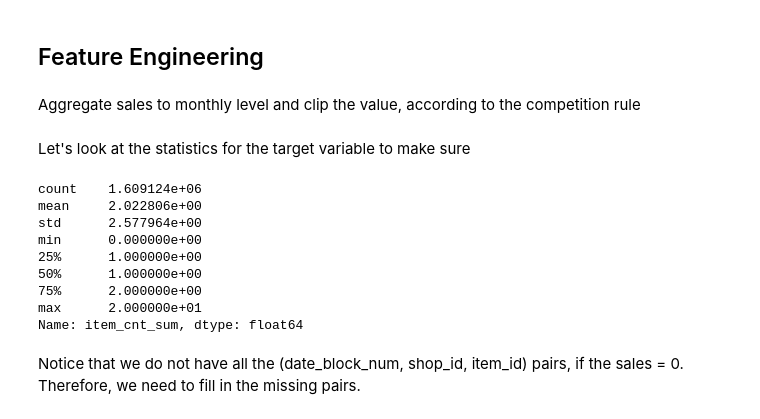
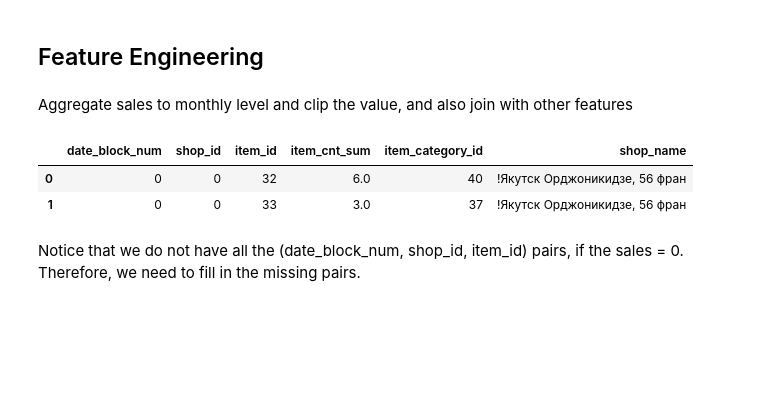
Before and after one commit to Qile-Paul-Chen/Kaggle-Predict-Future-Sales, a Jupyter notebook: Model_Training.ipynb, the cells around one changed output. Drawn from its saved outputs; the diff is of its cells as text; code cells hidden in the pictures; blank space fills up the shorter version.

Commit message:
Update model training for a third submission
- Update model training to include more features
- Fix a few bugs and optimize the preprocessing pipeline

```diff
--- a/Model_Training.ipynb
+++ b/Model_Training.ipynb
@@ -35,4 +35,4 @@ To retain the current behavior and silence the warning, pass sort=False
 # %% [markdown]
 ## Feature Engineering
 # %% [markdown]
-Aggregate sales to monthly level and clip the value, according to the competition rule
+Aggregate sales to monthly level and clip the value, and also join with other features
@@ -46,17 +39,20 @@ train['item_cnt_sum'] = np.clip(train['item_cnt_sum'], 0, 20)
-# %% [markdown]
-Let's look at the statistics for the target variable to make sure
-# %%
-train['item_cnt_sum'].describe()
-# %% [output]
-count    1.609124e+06
-mean     2.022806e+00
-std      2.577964e+00
-min      0.000000e+00
-25%      1.000000e+00
-50%      1.000000e+00
-75%      2.000000e+00
-max      2.000000e+01
-Name: item_cnt_sum, dtype: float64
+# %%
+# Aggregate sales to monthly level
+train_master = train_test.groupby(['date_block_num', 'shop_id', 'item_id']).agg({'item_cnt_day': ['sum']})
+train_master.columns = ['item_cnt_sum']
+train_master.reset_index(inplace=True)
+train_master['item_cnt_sum'] = np.clip(train_master['item_cnt_sum'], 0, 20)
+
+# Attach the item_category_id, shop_id, shop_name columns
+train_master = train_master.merge(items[['item_id','item_category_id']], on='item_id', how='left')
+train_master = train_master.merge(shops, on='shop_id', how='left')
+train_master = train_master.merge(item_categories[['item_category_id']], on='item_category_id', how='left')
+
+train_master.head(2)
+# %% [output]
+|  | date_block_num | shop_id | item_id | item_cnt_sum | item_category_id | shop_name |
+| 0 | 0 | 0 | 32 | 6.0 | 40 | !Якутск Орджоникидзе, 56 фран |
+| 1 | 0 | 0 | 33 | 3.0 | 37 | !Якутск Орджоникидзе, 56 фран |
 # %% [markdown]
 Notice that we do not have all the (date_block_num, shop_id, item_id) pairs, if the sales = 0. Therefore, we need to fill in the missing pairs.
 # %%
```
Also changed, not shown: parts of 22 cells of this notebook.
